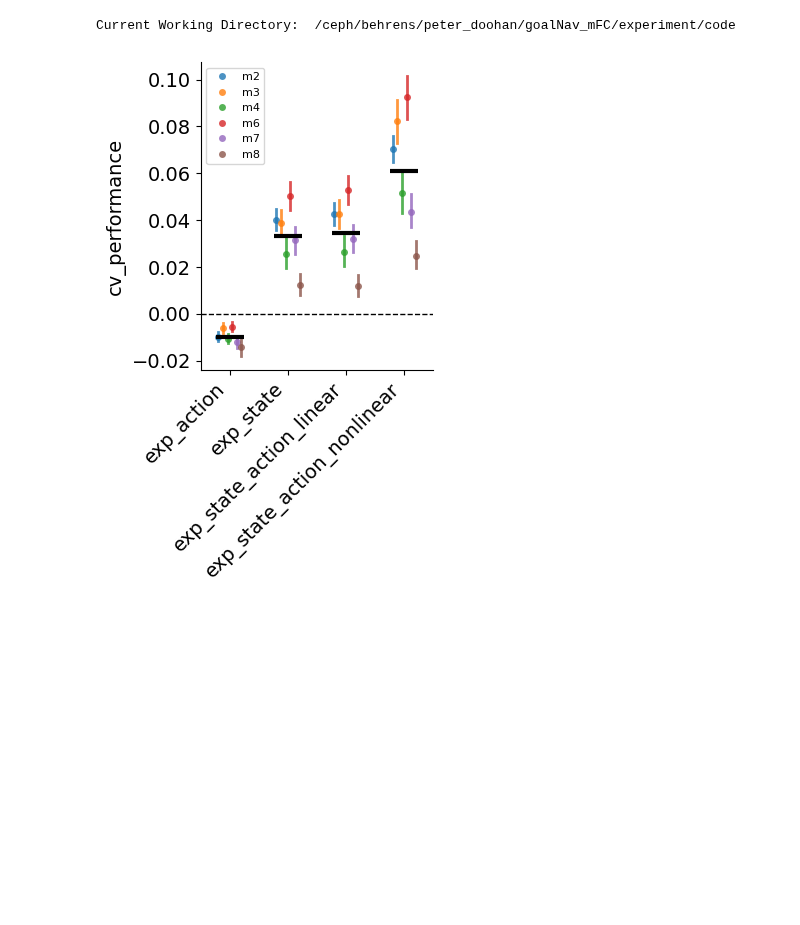
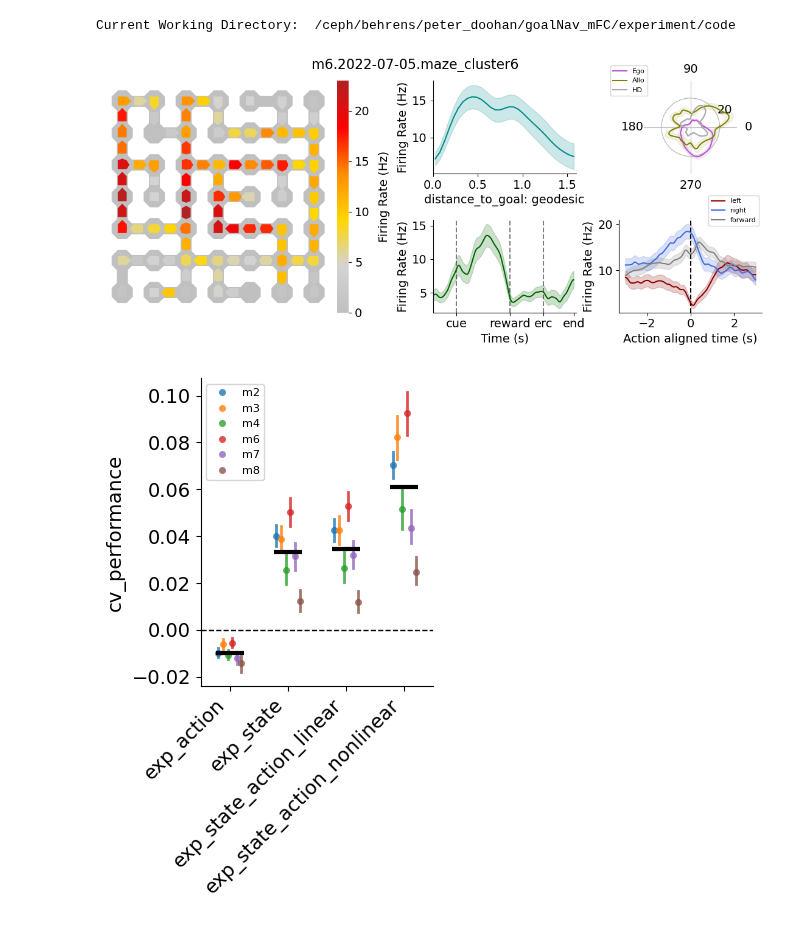
Before and after one commit to peterdoohan/GridMaze-mFC, a Jupyter notebook: Notebooks/embedding_model.ipynb, the cells around one changed output. Cells and saved outputs as stored; diff of their text form; code cells hidden in the pictures; blank space fills up the shorter version.

```diff
--- a/Notebooks/embedding_model.ipynb
+++ b/Notebooks/embedding_model.ipynb
@@ -28,3 +31,8 @@ from importlib import reload
+# %%
+Cluster = gc.get_cluster("m6.2022-07-05.maze_cluster6")
+fig = summary.plot_tuning_summary_concise(Cluster)
+# %% [output]
+[figure, added]
 # %%
 from GridMaze.analysis.embedding_model import input_feature_comparisons as ifc
 # %%
```
Also changed, not shown: parts of 1 cell of this notebook, 2 other files.
